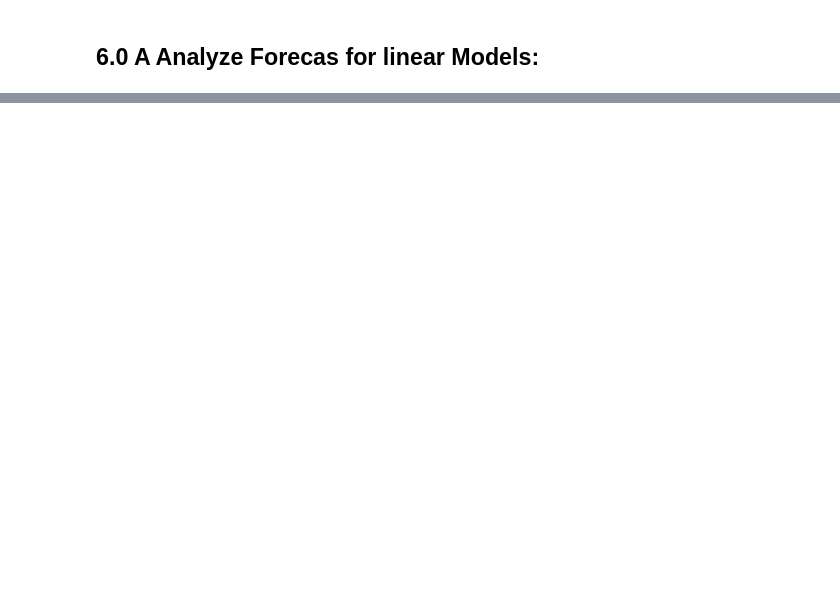
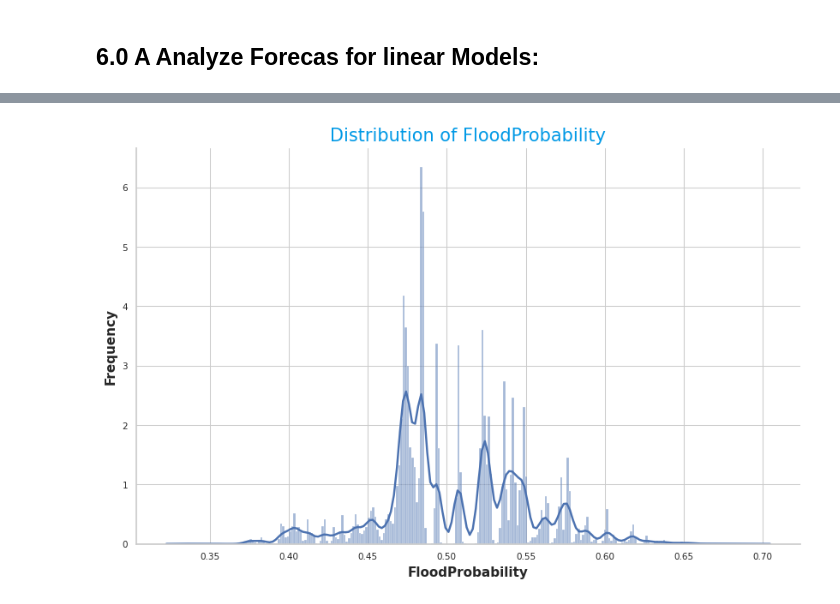
Before and after one commit to fabriziobasso/kaggle, a Jupyter notebook: S4E5_EDA.ipynb, the cells around one changed output, grey strips where cells are left out. Saved outputs shown, nothing was run; the diff lists cells and outputs as text; code cells hidden in the pictures; blank space fills up the shorter version.

```diff
--- a/S4E5_EDA.ipynb
+++ b/S4E5_EDA.ipynb
@@ -1672,0 +2464,3 @@ cross_validate(model_2, label="Huber",  train=X_train_df, test=X_test_df,feature
+# %%
+for k in y_pred_test_final_dict.keys():
+  print(k)
@@ -1672,0 +2473,8 @@ cross_validate(model_2, label="Huber",  train=X_train_df, test=X_test_df,feature
+# %%
+for k in y_pred_test_final_dict.keys():
+  print(f"OOF Shape {k}: {oof[k].shape}")
+  print(f"{k} Nan: {np.isnan(y_pred_test_final_dict[k]).sum()}")
+  print(f"{k} Min: {y_pred_test_final_dict[k].min()}")
+
+members = [name for name in oof.keys() if 'Stack' not in name]
+X = np.column_stack([oof[name] for name in members])
@@ -1672,0 +2497,6 @@ cross_validate(model_2, label="Huber",  train=X_train_df, test=X_test_df,feature
+# %%
+sub_res_final={}
+for k in y_pred_test_final_dict.keys():
+  print(f"OOF Shape {k}: {oof[k].shape}")
+  print(f"Test {k} Nan: {np.isnan(y_pred_test_final_dict[k]).sum()}")
+  sub_res_final[k] = create_sub_files(df_results=y_pred_test_final_dict[k], scaler=y_scaler, oof_results=oof[k], experiment_name = f"{k}", folder_data = f"/content/drive/MyDrive/Exercises/Studies_Structured_Data//Data/S4E5_Flood")
@@ -1672,0 +2514,14 @@ cross_validate(model_2, label="Huber",  train=X_train_df, test=X_test_df,feature
+# %%
+target_groups = train_df.copy()
+plt.figure(figsize=(10, 6))
+sns.histplot(data=sub_res_final["cat_v0"], x='FloodProbability', kde=True,
+             stat="percent"
+              )
+plt.title('Distribution of FloodProbability', fontsize=15)
+plt.xlabel('FloodProbability')
+plt.ylabel('Frequency')
+plt.grid(True)
+#plt.yscale('log')
+plt.show()
+# %% [output]
+[figure, added]
```
Also changed, not shown: parts of 99 cells of this notebook.
